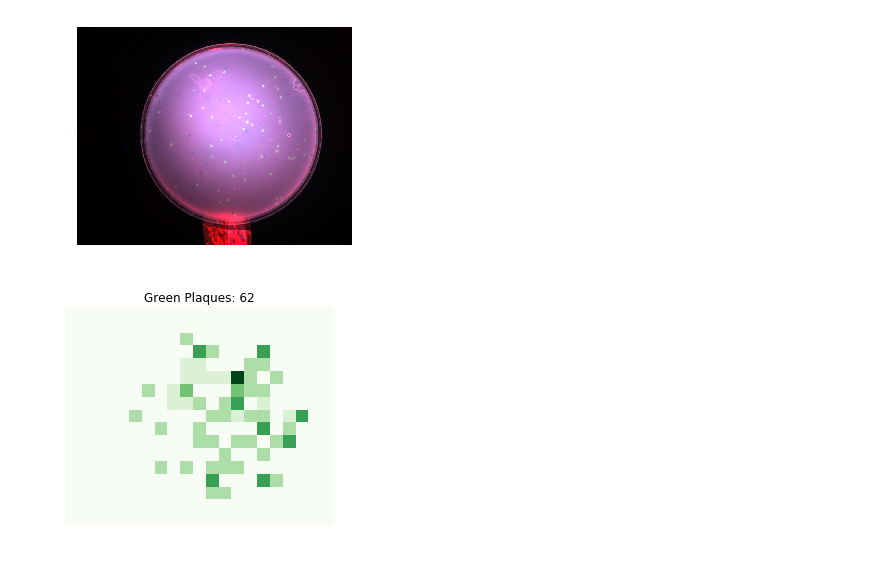
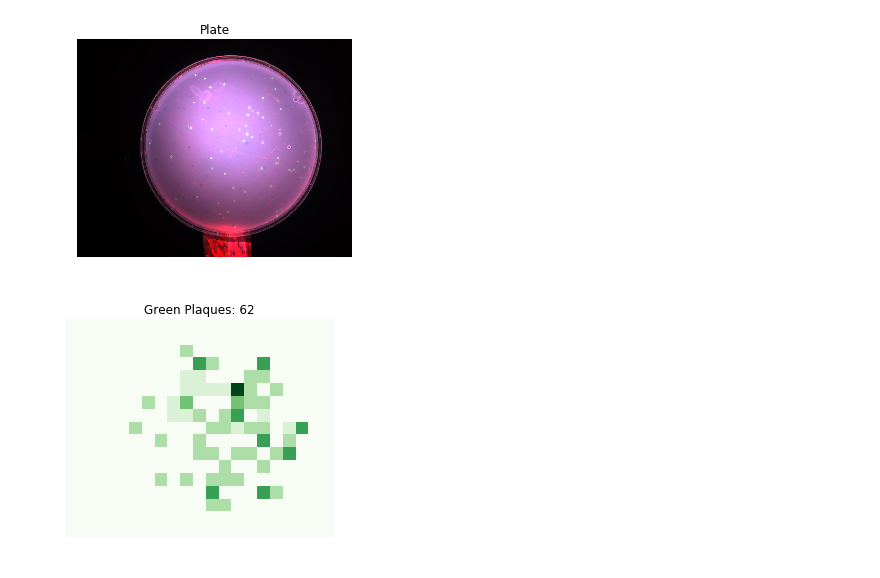
Before and after one commit to shauseth/phage-counting, a Jupyter notebook: count.ipynb, the cells around one changed output. Saved outputs shown, nothing was run; the diff lists cells and outputs as text; code cells hidden in the pictures.

```diff
--- a/count.ipynb
+++ b/count.ipynb
@@ -82,12 +82,13 @@ def plot(learn, colour, cmap):
 # %%
 img = Image_.open('test.jpg')
 arr = np.array(img)
 len_n, len_m = dim(arr)
 plt.imshow(arr)
 plt.axis('off')
+plt.title('Plate')
 plt.show()
 # %% [output]
-[figure, old version]
+[figure, new version]
 # %%
 path = Path('./models/')
 learn_green = load_learner(path, 'resnet18_green.pkl')
```
